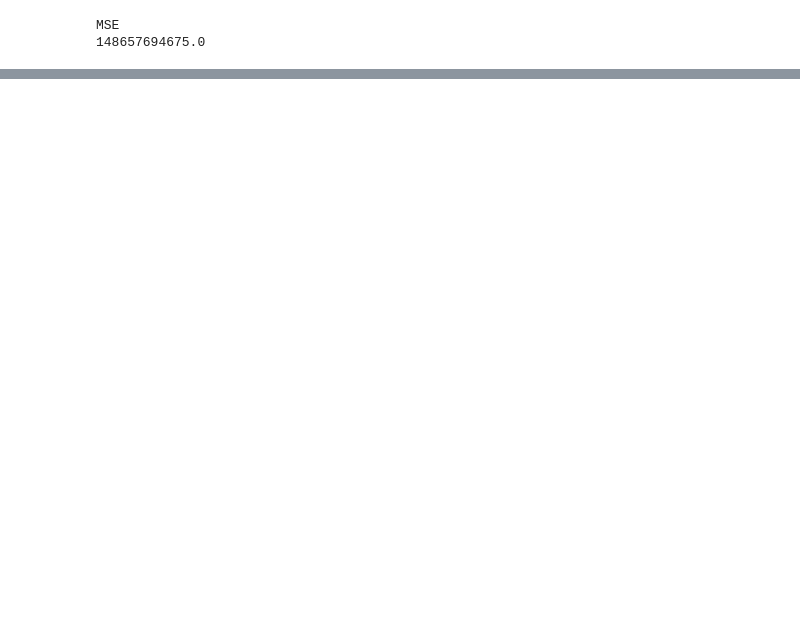
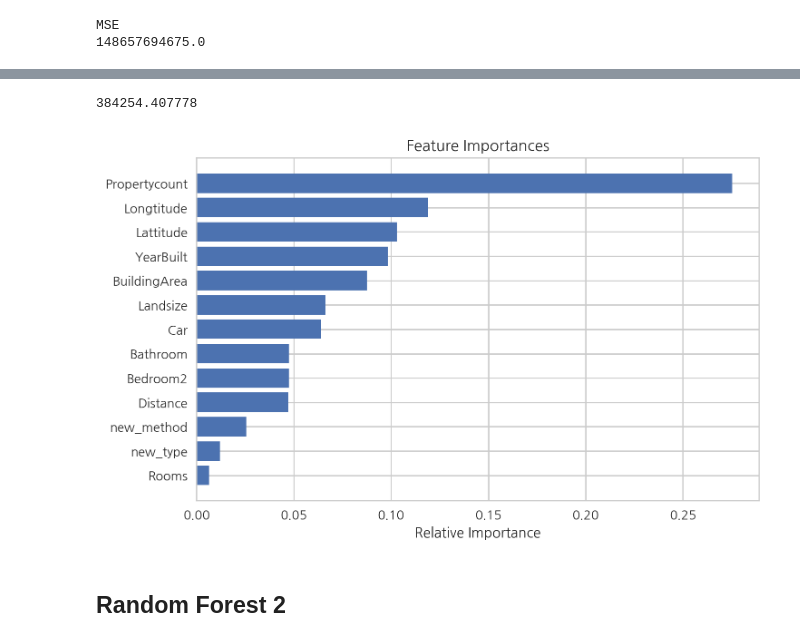
Before and after one commit to DaeunGo/Housing2, a Jupyter notebook: Melbourne housing.ipynb, the cells around one changed output, grey strips where cells are left out. Cells and saved outputs as stored; diff of their text form; code cells hidden in the pictures; blank space fills up the shorter version.

```diff
--- a/Melbourne housing.ipynb
+++ b/Melbourne housing.ipynb
@@ -221,0 +130,25 @@ TypeError: only integer scalar arrays can be converted to a scalar index
+# %%
+#ntree = 13
+Melbourne_RFModel = ensemble.RandomForestRegressor(n_estimators=700, max_features=5, random_state=0)
+Melbourne_RFModel.fit(melb_predictors_train, melb_resp_train)
+#데이터 세트에 대한 MSE 누적
+prediction = Melbourne_RFModel.predict(melb_predictors_val)
+# %%
+print(np.sqrt(mean_squared_error(melb_resp_val, prediction)))
+# %% [output]
+384254.407778
+# %%
+importances = Melbourne_RFModel.feature_importances_
+indices = np.argsort(importances)[::-1]
+
+indices = np.argsort(importances)
+
+plt.title('Feature Importances')
+plt.barh(range(len(indices)), importances[indices], color='b', align='center')
+plt.yticks(range(len(indices)), melbourne_predictors) ## removed [indices]
+plt.xlabel('Relative Importance')
+plt.show()
+# %% [output]
+[figure, added]
+# %% [markdown]
+## Random Forest 2
```
Also changed, not shown: parts of 52 cells of this notebook.
